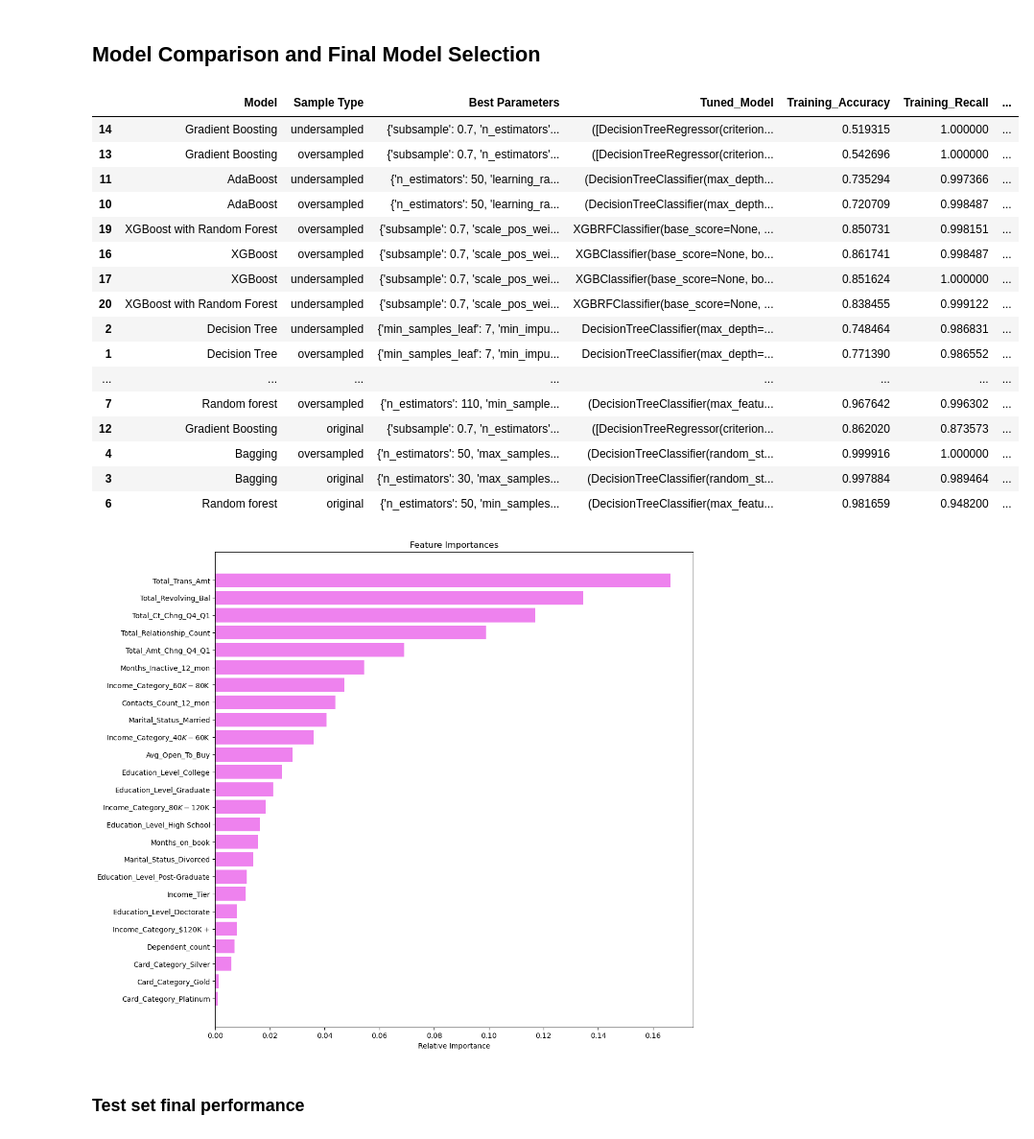
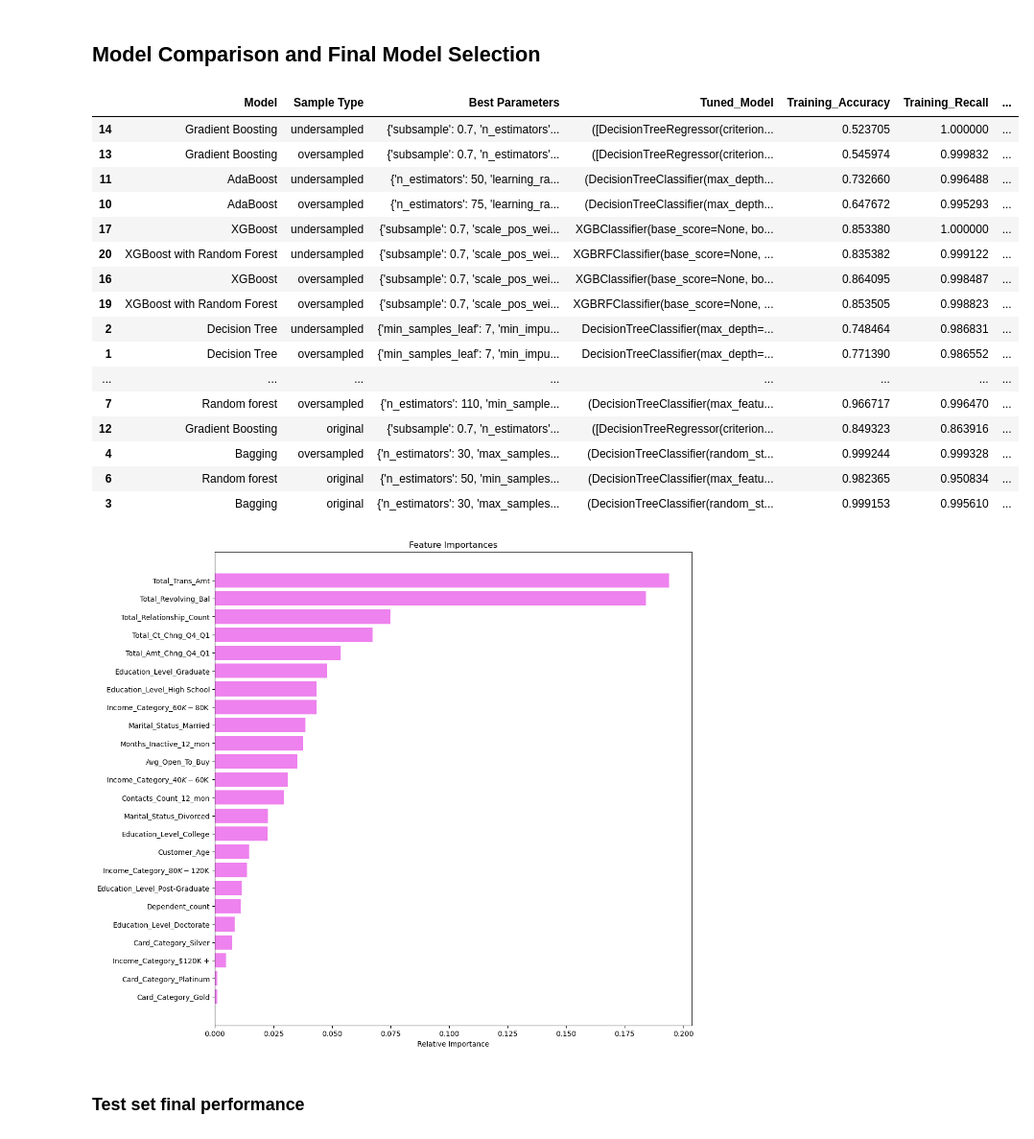
Before and after one commit to tinlong/AIML, a Jupyter notebook: Advanced Machine Learning/Project 3/Patrick_Leong_ETMT_Project_LearnerNotebook_FullCode_v2.ipynb, the cells around one changed output. Shown at 96% size. Saved outputs shown, nothing was run; the diff lists cells and outputs as text; code cells hidden in the pictures.

```diff
--- a/Advanced Machine Learning/Project 3/Patrick_Leong_ETMT_Project_LearnerNotebook_FullCode_v2.ipynb
+++ b/Advanced Machine Learning/Project 3/Patrick_Leong_ETMT_Project_LearnerNotebook_FullCode_v2.ipynb
@@ -225,13 +234,0 @@ Onto the second point: since the income category is ordinal, we can simply repla
-# %%
-df["Income_Tier"] = df["Income_Category"].replace(
-    {
-        "abc": 0,
-        "Less than $40K": 1,
-        "$40K - $60K": 2,
-        "$60K - $80K": 3,
-        "$80K - $120K": 4,
-        "$120K +": 5,
-    }
-).astype(int)
-
-df.info()
@@ -895,7 +973,7 @@ mode_imputer = SimpleImputer(strategy="most_frequent")
 # Dividing train data into X and y
 # we should also drop 1 column from each variable pairs that are highly correlated with each other
 
-X = df1.drop(["Attrition_Flag", "Customer_Age", "Total_Trans_Ct", "Credit_Limit", "Gender", "Avg_Utilization_Ratio"], axis=1)
+X = df1.drop(["Attrition_Flag", "Months_on_book", "Total_Trans_Ct", "Credit_Limit", "Gender", "Avg_Utilization_Ratio"], axis=1)
 y = df1["Attrition_Flag"]
 # %%
 # Splitting data into training and validation set:
@@ -1484,26 +1539,25 @@ Best score: 0.861275987325141
 # %% [markdown]
 ## Model Comparison and Final Model Selection
 # %%
-pd.options.display.max_rows = None
 performance_df.sort_values(by=["Validation_Recall", "Validation_F1"], ascending=False)
 # %% [output]
 |  | Model | Sample Type | Best Parameters | Tuned_Model | Training_Accuracy | Training_Recall | ... |
-| 14 | Gradient Boosting | undersampled | {'subsample': 0.7, 'n_estimators'... | ([DecisionTreeRegressor(criterion... | 0.519315 | 1.000000 | ... |
-| 13 | Gradient Boosting | oversampled | {'subsample': 0.7, 'n_estimators'... | ([DecisionTreeRegressor(criterion... | 0.542696 | 1.000000 | ... |
-| 11 | AdaBoost | undersampled | {'n_estimators': 50, 'learning_ra... | (DecisionTreeClassifier(max_depth... | 0.735294 | 0.997366 | ... |
-| 10 | AdaBoost | oversampled | {'n_estimators': 50, 'learning_ra... | (DecisionTreeClassifier(max_depth... | 0.720709 | 0.998487 | ... |
-| 19 | XGBoost with Random Forest | oversampled | {'subsample': 0.7, 'scale_pos_wei... | XGBRFClassifier(base_score=None, ... | 0.850731 | 0.998151 | ... |
-| 16 | XGBoost | oversampled | {'subsample': 0.7, 'scale_pos_wei... | XGBClassifier(base_score=None, bo... | 0.861741 | 0.998487 | ... |
-| 17 | XGBoost | undersampled | {'subsample': 0.7, 'scale_pos_wei... | XGBClassifier(base_score=None, bo... | 0.851624 | 1.000000 | ... |
-| 20 | XGBoost with Random Forest | undersampled | {'subsample': 0.7, 'scale_pos_wei... | XGBRFClassifier(base_score=None, ... | 0.838455 | 0.999122 | ... |
+| 14 | Gradient Boosting | undersampled | {'subsample': 0.7, 'n_estimators'... | ([DecisionTreeRegressor(criterion... | 0.523705 | 1.000000 | ... |
+| 13 | Gradient Boosting | oversampled | {'subsample': 0.7, 'n_estimators'... | ([DecisionTreeRegressor(criterion... | 0.545974 | 0.999832 | ... |
+| 11 | AdaBoost | undersampled | {'n_estimators': 50, 'learning_ra... | (DecisionTreeClassifier(max_depth... | 0.732660 | 0.996488 | ... |
+| 10 | AdaBoost | oversampled | {'n_estimators': 75, 'learning_ra... | (DecisionTreeClassifier(max_depth... | 0.647672 | 0.995293 | ... |
+| 17 | XGBoost | undersampled | {'subsample': 0.7, 'scale_pos_wei... | XGBClassifier(base_score=None, bo... | 0.853380 | 1.000000 | ... |
+| 20 | XGBoost with Random Forest | undersampled | {'subsample': 0.7, 'scale_pos_wei... | XGBRFClassifier(base_score=None, ... | 0.835382 | 0.999122 | ... |
+| 16 | XGBoost | oversampled | {'subsample': 0.7, 'scale_pos_wei... | XGBClassifier(base_score=None, bo... | 0.864095 | 0.998487 | ... |
+| 19 | XGBoost with Random Forest | oversampled | {'subsample': 0.7, 'scale_pos_wei... | XGBRFClassifier(base_score=None, ... | 0.853505 | 0.998823 | ... |
 | 2 | Decision Tree | undersampled | {'min_samples_leaf': 7, 'min_impu... | DecisionTreeClassifier(max_depth=... | 0.748464 | 0.986831 | ... |
 | 1 | Decision Tree | oversampled | {'min_samples_leaf': 7, 'min_impu... | DecisionTreeClassifier(max_depth=... | 0.771390 | 0.986552 | ... |
 | ... | ... | ... | ... | ... | ... | ... | ... |
-| 7 | Random forest | oversampled | {'n_estimators': 110, 'min_sample... | (DecisionTreeClassifier(max_featu... | 0.967642 | 0.996302 | ... |
-| 12 | Gradient Boosting | original | {'subsample': 0.7, 'n_estimators'... | ([DecisionTreeRegressor(criterion... | 0.862020 | 0.873573 | ... |
-| 4 | Bagging | oversampled | {'n_estimators': 50, 'max_samples... | (DecisionTreeClassifier(random_st... | 0.999916 | 1.000000 | ... |
-| 3 | Bagging | original | {'n_estimators': 30, 'max_samples... | (DecisionTreeClassifier(random_st... | 0.997884 | 0.989464 | ... |
-| 6 | Random forest | original | {'n_estimators': 50, 'min_samples... | (DecisionTreeClassifier(max_featu... | 0.981659 | 0.948200 | ... |
+| 7 | Random forest | oversampled | {'n_estimators': 110, 'min_sample... | (DecisionTreeClassifier(max_featu... | 0.966717 | 0.996470 | ... |
+| 12 | Gradient Boosting | original | {'subsample': 0.7, 'n_estimators'... | ([DecisionTreeRegressor(criterion... | 0.849323 | 0.863916 | ... |
+| 4 | Bagging | oversampled | {'n_estimators': 30, 'max_samples... | (DecisionTreeClassifier(random_st... | 0.999244 | 0.999328 | ... |
+| 6 | Random forest | original | {'n_estimators': 50, 'min_samples... | (DecisionTreeClassifier(max_featu... | 0.982365 | 0.950834 | ... |
+| 3 | Bagging | original | {'n_estimators': 30, 'max_samples... | (DecisionTreeClassifier(random_st... | 0.999153 | 0.995610 | ... |
 # %%
 # get the best model from the above dataframe. Criteria: highest validation recall, then highest validation F1
 # however, we would skip undersampled data, since undersampling is generally not a good strategy
@@ -1521,7 +1575,7 @@ plt.yticks(range(len(indices)), [feature_names[i] for i in indices])
 plt.xlabel("Relative Importance")
 plt.show()
 # %% [output]
-[figure, old version]
+[figure, new version]
 # %% [markdown]
 ### Test set final performance
 # %%
```
Also changed, not shown: parts of 63 cells of this notebook, 1 other file.
